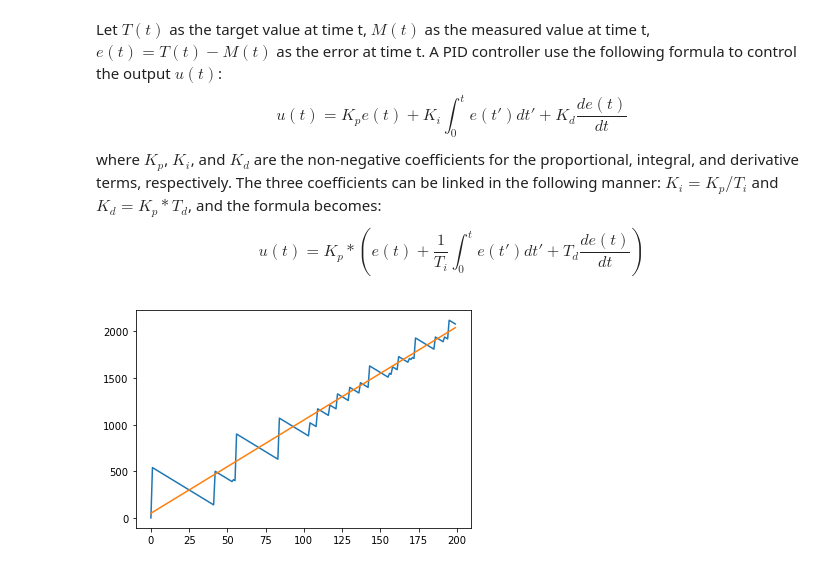
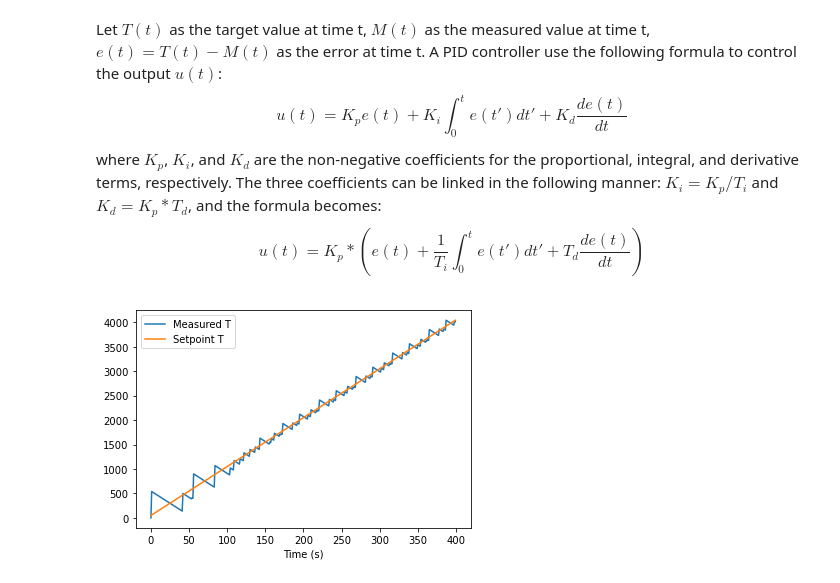
Before and after one commit to wqygh/pid_visualizer, a Jupyter notebook: README.ipynb, the cells around one changed output. Drawn from its saved outputs; the diff is of its cells as text; code cells hidden in the pictures.

```diff
--- a/README.ipynb
+++ b/README.ipynb
@@ -18,12 +18,9 @@ $$
 from pid_v import pid
 import matplotlib.pyplot as plt
 # %%
-pid_1 = pid(10.0, 10.0, 2.0)
-pid_1.run(50, 200, 10)
-plt.plot(pid_1.time_range, pid_1.measured, label='Measured T')
-plt.plot(pid_1.time_range, pid_1.sp_range, label='Setpoint T')
-plt.xlabel("Time (s)")
-plt.legend(loc='best')
-plt.show()
+def quickplot(pid_i):
+    plt.plot(pid_i.time_range, pid_1.measured, label='Measured T')
+    plt.plot(pid_i.time_range, pid_1.sp_range, label='Setpoint T')
+    plt.xlabel("Time (s)")
+    plt.legend(loc='best')
+    plt.show()
-# %% [output]
-[figure, removed]
@@ -29,0 +29,5 @@ plt.show()
+# %%
+pid_1.run(50, 400, 10)
+quickplot(pid_1)
+# %% [output]
+[figure, added]
```
Also changed, not shown: parts of 2 cells of this notebook, 1 other file.
